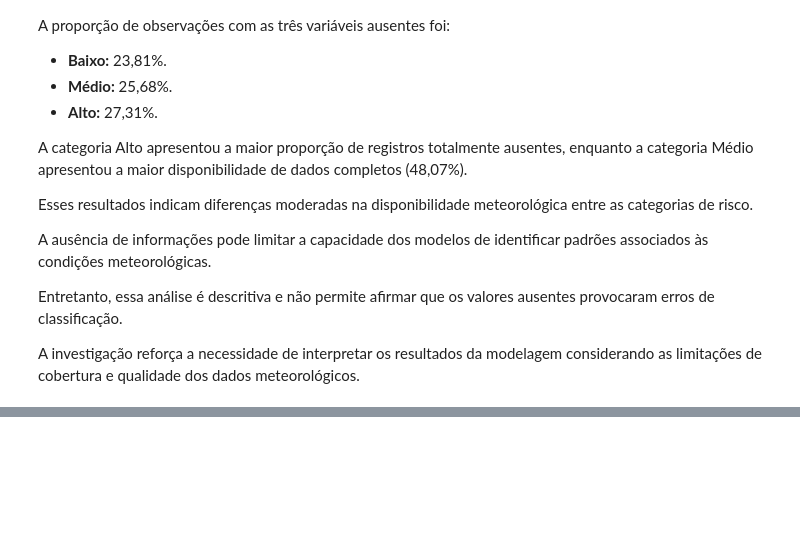
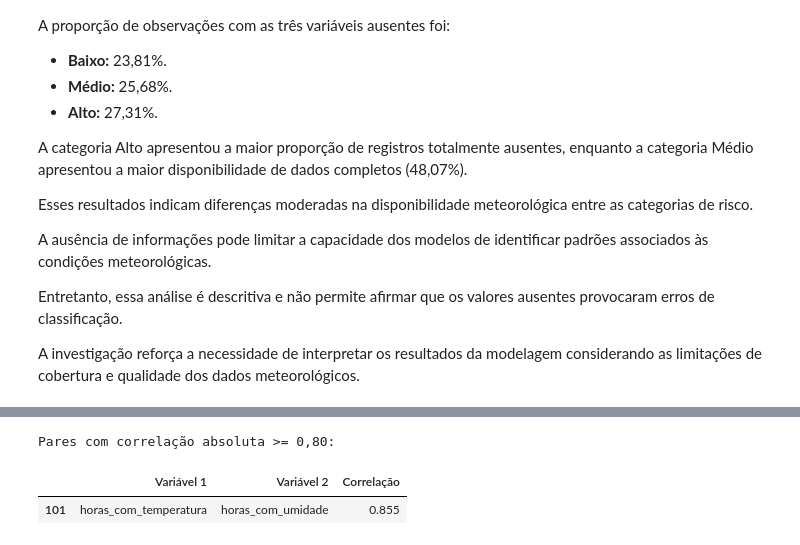
Before and after one commit to AndreLuco-48/sprint18-risco-fogo-brasil, a Jupyter notebook: notebooks/Sprint18_Etapa1_Entrega.ipynb, the cells around one changed output, grey strips where cells are left out. Drawn from its saved outputs; the diff is of its cells as text; code cells hidden in the pictures; blank space fills up the shorter version.

```diff
--- a/notebooks/Sprint18_Etapa1_Entrega.ipynb
+++ b/notebooks/Sprint18_Etapa1_Entrega.ipynb
@@ -7120,0 +7287,63 @@ dos dados meteorológicos.
+# %%
+# Seleciona as variáveis explicativas utilizadas na modelagem
+colunas_analise = [
+    "temperatura_media",
+    "umidade_minima",
+    "precipitacao_24h",
+    "horas_com_temperatura",
+    "horas_com_umidade",
+    "horas_com_precipitacao",
+    "distancia_km",
+    "possui_mapbiomas"
+] + [
+    coluna for coluna in df_base_v2.columns
+    if coluna.startswith("area_classe_")
+]
+
+# Calcula a matriz de correlação
+matriz_completa = df_base_v2[colunas_analise].corr()
+
+# Seleciona apenas uma ocorrência de cada par
+import numpy as np
+
+mascara_superior = np.triu(
+    np.ones(matriz_completa.shape, dtype=bool),
+    k=1
+)
+
+pares_correlacao = (
+    matriz_completa
+    .where(mascara_superior)
+    .stack()
+    .reset_index()
+)
+
+pares_correlacao.columns = [
+    "Variável 1",
+    "Variável 2",
+    "Correlação"
+]
+
+# Filtra correlações fortes e ordena pela intensidade
+correlacoes_fortes = pares_correlacao[
+    pares_correlacao["Correlação"].abs() >= 0.80
+].copy()
+
+correlacoes_fortes["Intensidade"] = (
+    correlacoes_fortes["Correlação"].abs()
+)
+
+correlacoes_fortes = correlacoes_fortes.sort_values(
+    "Intensidade", ascending=False
+)
+
+print("Pares com correlação absoluta >= 0,80:")
+display(
+    correlacoes_fortes[
+        ["Variável 1", "Variável 2", "Correlação"]
+    ].round(3)
+)
+# %% [output]
+Pares com correlação absoluta >= 0,80:
+|  | Variável 1 | Variável 2 | Correlação |
+| 101 | horas_com_temperatura | horas_com_umidade | 0.855 |
```
Also changed, not shown: parts of 23 cells of this notebook, 2 other files.
